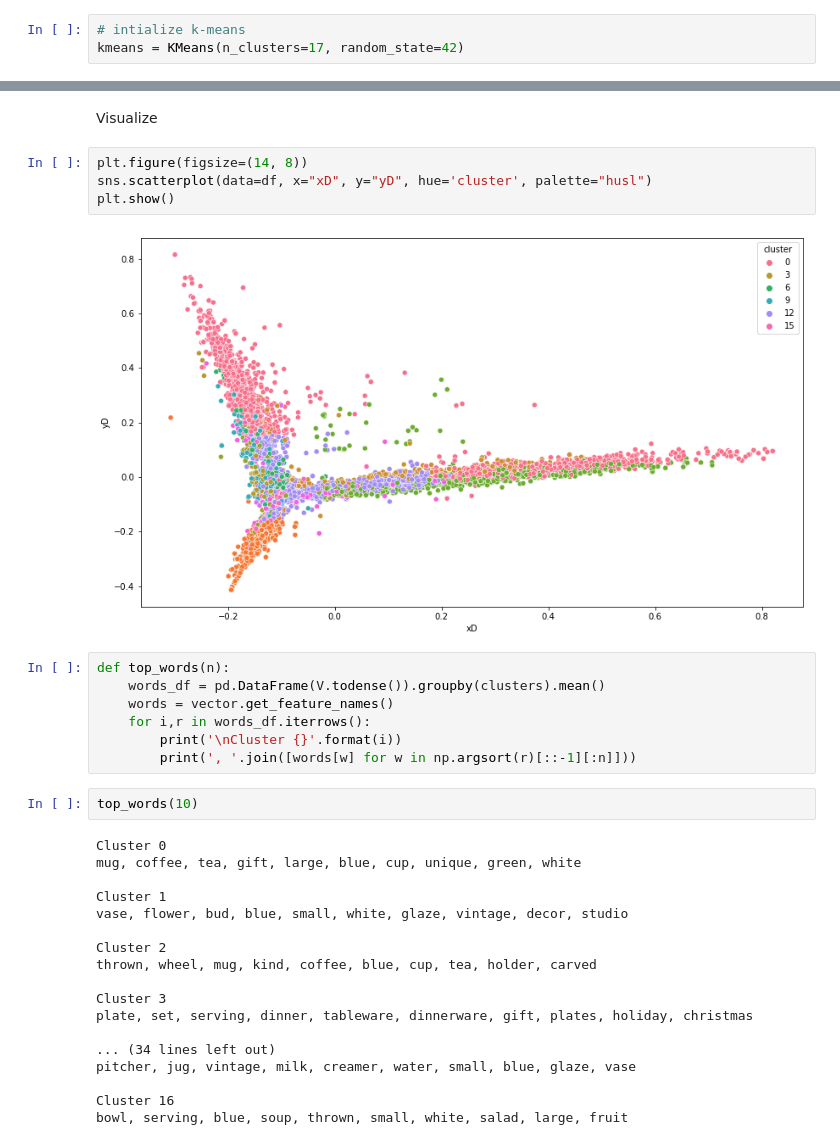
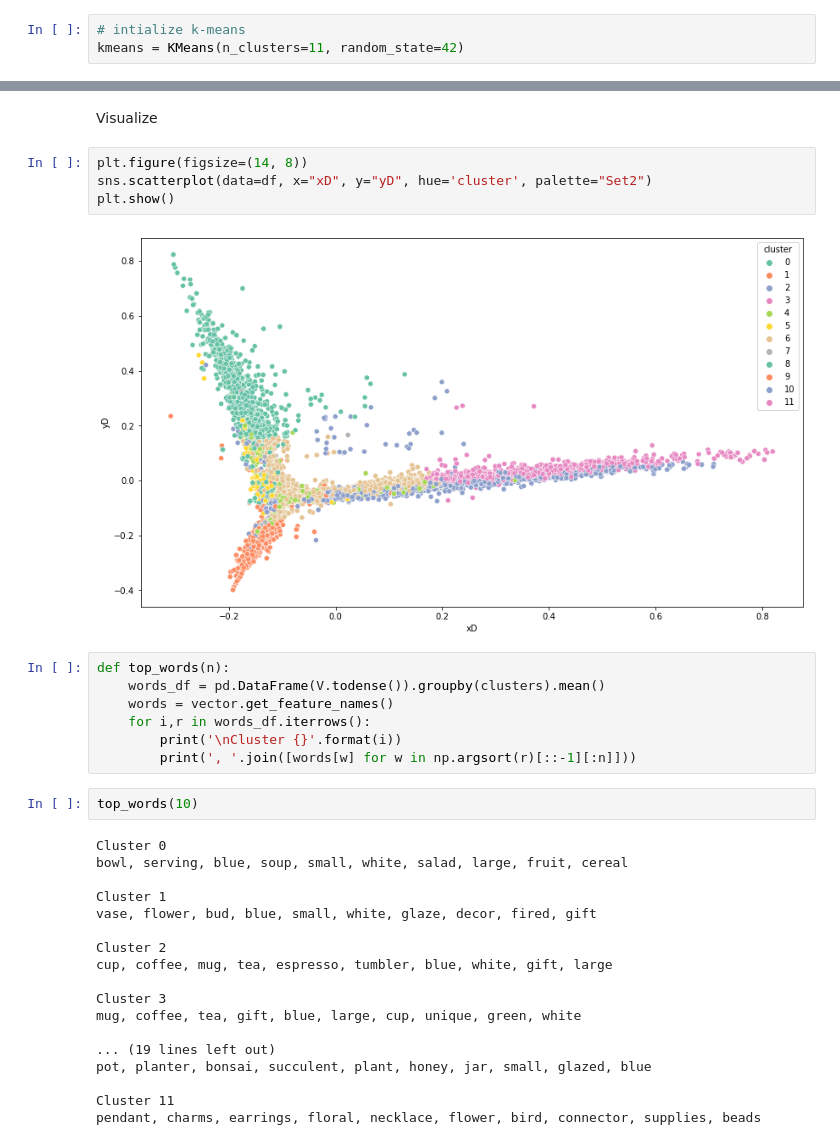
Before and after one commit to torisatori/etsy-pottery, a Jupyter notebook: TF-IDF Vectorization w K-Means Clustering on Titles.ipynb, the cells around one changed output, grey strips where cells are left out. Cells and saved outputs as stored; diff of their text form.

```diff
--- a/TF-IDF Vectorization w K-Means Clustering on Titles.ipynb
+++ b/TF-IDF Vectorization w K-Means Clustering on Titles.ipynb
@@ -87,6 +87,6 @@ plt.show()
 # %%
 # intialize k-means
-kmeans = KMeans(n_clusters=17, random_state=42)
+kmeans = KMeans(n_clusters=11, random_state=42)
 # %%
 # fit the model to the vectors
 kmeans.fit(V)
@@ -121,10 +121,10 @@ df['yD'] = yD
 Visualize
 # %%
 plt.figure(figsize=(14, 8))
-sns.scatterplot(data=df, x="xD", y="yD", hue='cluster', palette="husl")
+sns.scatterplot(data=df, x="xD", y="yD", hue='cluster', palette="Set2")
 plt.show()
 # %% [output]
-[figure, old version]
+[figure, new version]
 # %%
 def top_words(n):
     words_df = pd.DataFrame(V.todense()).groupby(clusters).mean()
@@ -136,19 +136,19 @@ def top_words(n):
 top_words(10)
 # %% [output]
 Cluster 0
-mug, coffee, tea, gift, large, blue, cup, unique, green, white
+bowl, serving, blue, soup, small, white, salad, large, fruit, cereal
 
 Cluster 1
-vase, flower, bud, blue, small, white, glaze, vintage, decor, studio
+vase, flower, bud, blue, small, white, glaze, decor, fired, gift
 
 Cluster 2
-thrown, wheel, mug, kind, coffee, blue, cup, tea, holder, carved
+cup, coffee, mug, tea, espresso, tumbler, blue, white, gift, large
 
 Cluster 3
-plate, set, serving, dinner, tableware, dinnerware, gift, plates, holiday, christmas
+mug, coffee, tea, gift, blue, large, cup, unique, green, white
 
-... (34 lines left out)
-pitcher, jug, vintage, milk, creamer, water, small, blue, glaze, vase
+... (19 lines left out)
+pot, planter, bonsai, succulent, plant, honey, jar, small, glazed, blue
 
-Cluster 16
-bowl, serving, blue, soup, thrown, small, white, salad, large, fruit
+Cluster 11
+pendant, charms, earrings, floral, necklace, flower, bird, connector, supplies, beads
```
Also changed, not shown: parts of 5 cells of this notebook, 2 other files.
